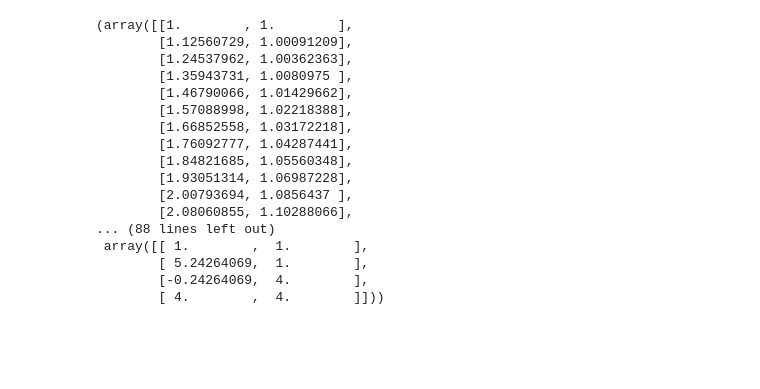
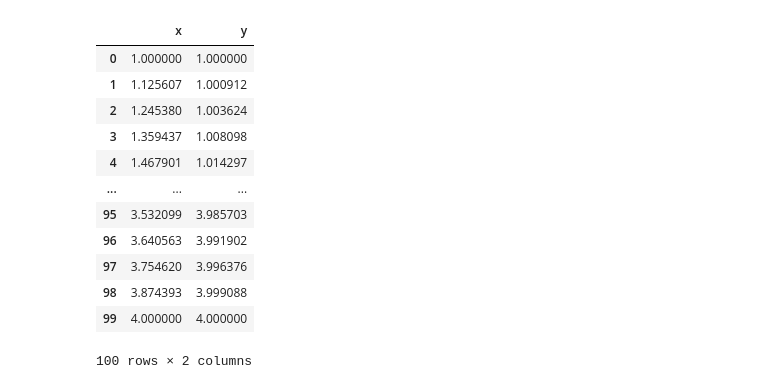
Before and after one commit to Hafiidz/swarm, a Jupyter notebook: scripts/test.ipynb, the cells around one changed output. Saved outputs shown, nothing was run; the diff lists cells and outputs as text; code cells hidden in the pictures; blank space fills up the shorter version.

```diff
--- a/scripts/test.ipynb
+++ b/scripts/test.ipynb
@@ -41,27 +41,23 @@ goal = shape("circle")
 # %%
 import path_helper as ph
 
-p = ph.calc_4points_bezier_path(1, 1, 0, 4, 4, 0, 1)
+p, cp = ph.calc_4points_bezier_path(1, 1, 0, 4, 4, 0, 1)
 
 
 import seaborn as sns
 data = pd.DataFrame(p, columns=["x", "y"])
-sns.lineplot()
+data
 # %% [output]
+|  | x | y |
+| 0 | 1.000000 | 1.000000 |
+| 1 | 1.125607 | 1.000912 |
+| 2 | 1.245380 | 1.003624 |
+| 3 | 1.359437 | 1.008098 |
+| 4 | 1.467901 | 1.014297 |
+| ... | ... | ... |
+| 95 | 3.532099 | 3.985703 |
+| 96 | 3.640563 | 3.991902 |
+| 97 | 3.754620 | 3.996376 |
+| 98 | 3.874393 | 3.999088 |
+| 99 | 4.000000 | 4.000000 |
-(array([[1.        , 1.        ],
-        [1.12560729, 1.00091209],
-        [1.24537962, 1.00362363],
-        [1.35943731, 1.0080975 ],
-        [1.46790066, 1.01429662],
-        [1.57088998, 1.02218388],
-        [1.66852558, 1.03172218],
-        [1.76092777, 1.04287441],
-        [1.84821685, 1.05560348],
-        [1.93051314, 1.06987228],
-        [2.00793694, 1.0856437 ],
-        [2.08060855, 1.10288066],
-... (88 lines left out)
- array([[ 1.        ,  1.        ],
-        [ 5.24264069,  1.        ],
-        [-0.24264069,  4.        ],
-        [ 4.        ,  4.        ]]))
+100 rows × 2 columns
```
Also changed, not shown: parts of 5 cells of this notebook, 2 other files.
